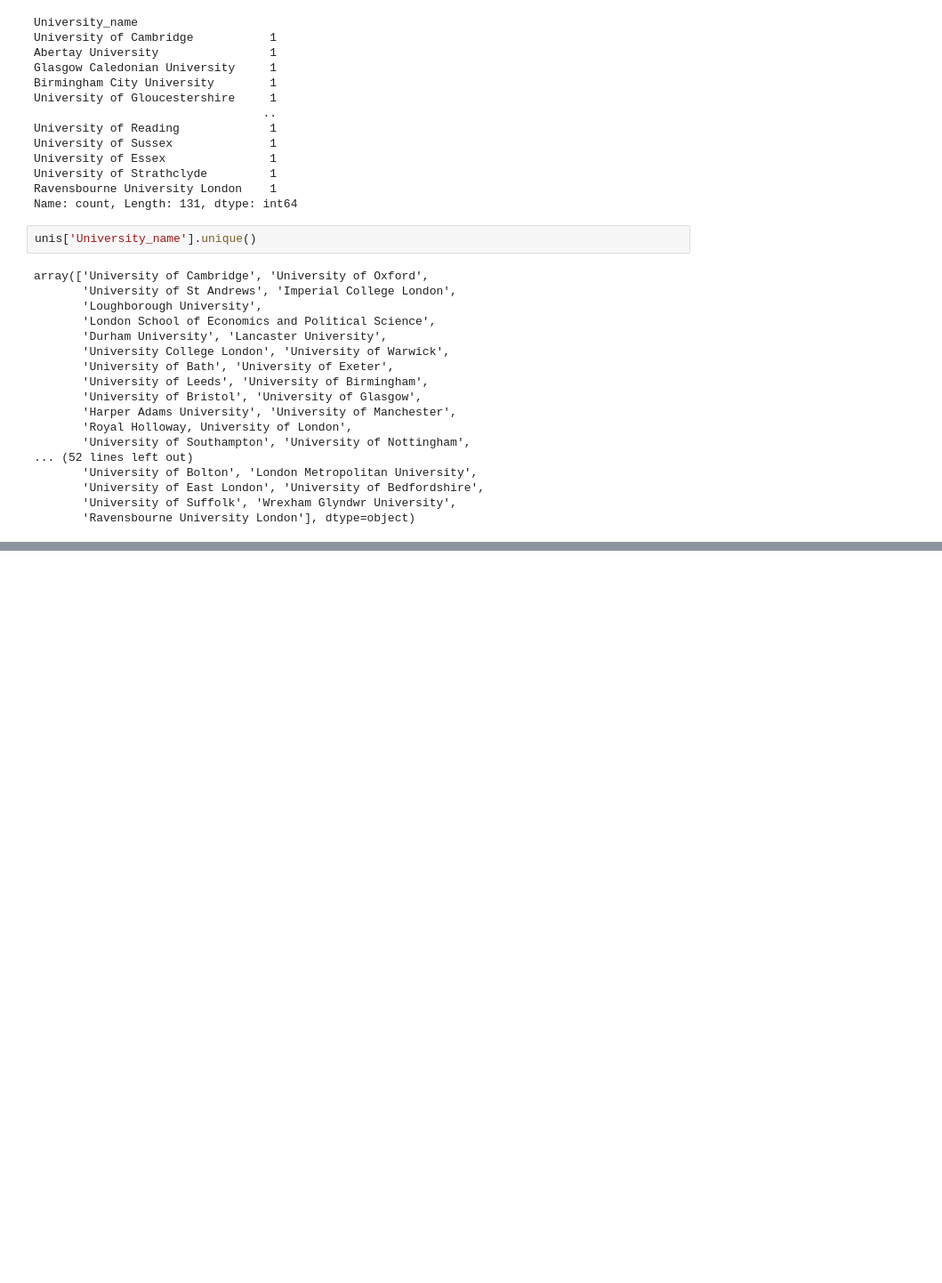
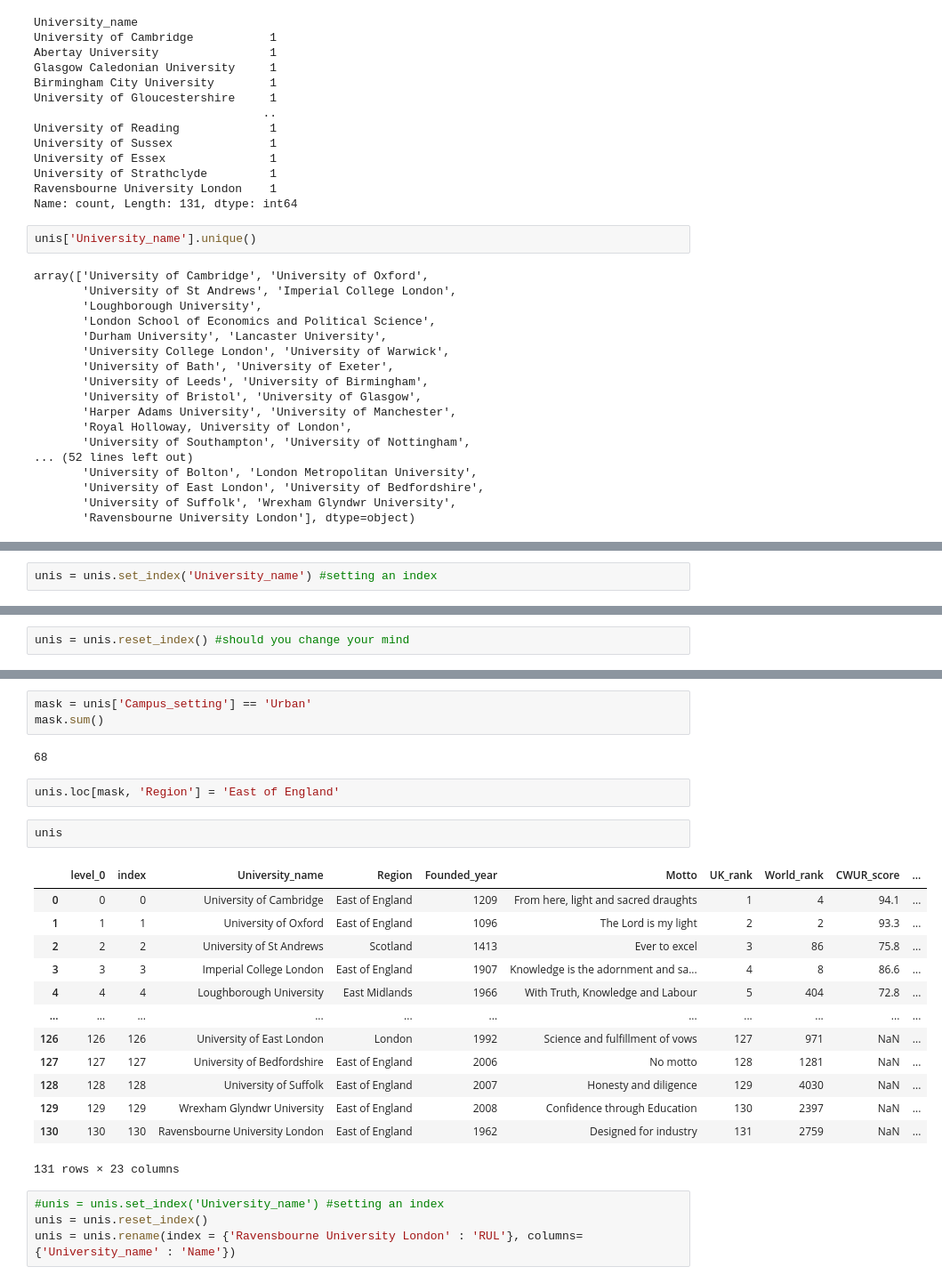
Before and after one commit to saxovia/ml-practice, a Jupyter notebook: 2 - pandas/Pandas.ipynb, the cells around one changed output, grey strips where cells are left out. Shown at 89% size. Cells and saved outputs as stored; diff of their text form; blank space fills up the shorter version.

```diff
--- a/2 - pandas/Pandas.ipynb
+++ b/2 - pandas/Pandas.ipynb
@@ -536,0 +569,2 @@ array(['University of Cambridge', 'University of Oxford',
+# %%
+unis = unis.set_index('University_name') #setting an index
@@ -536,0 +607,2 @@ array(['University of Cambridge', 'University of Oxford',
+# %%
+unis = unis.reset_index() #should you change your mind
@@ -536,0 +639,27 @@ array(['University of Cambridge', 'University of Oxford',
+# %%
+mask = unis['Campus_setting'] == 'Urban'
+mask.sum()
+# %% [output]
+68
+# %%
+unis.loc[mask, 'Region'] = 'East of England'
+# %%
+unis
+# %% [output]
+|  | level_0 | index | University_name | Region | Founded_year | Motto | UK_rank | World_rank | CWUR_score | ... |
+| 0 | 0 | 0 | University of Cambridge | East of England | 1209 | From here, light and sacred draughts | 1 | 4 | 94.1 | ... |
+| 1 | 1 | 1 | University of Oxford | East of England | 1096 | The Lord is my light | 2 | 2 | 93.3 | ... |
+| 2 | 2 | 2 | University of St Andrews | Scotland | 1413 | Ever to excel | 3 | 86 | 75.8 | ... |
+| 3 | 3 | 3 | Imperial College London | East of England | 1907 | Knowledge is the adornment and sa... | 4 | 8 | 86.6 | ... |
+| 4 | 4 | 4 | Loughborough University | East Midlands | 1966 | With Truth, Knowledge and Labour | 5 | 404 | 72.8 | ... |
+| ... | ... | ... | ... | ... | ... | ... | ... | ... | ... | ... |
+| 126 | 126 | 126 | University of East London | London | 1992 | Science and fulfillment of vows | 127 | 971 | NaN | ... |
+| 127 | 127 | 127 | University of Bedfordshire | East of England | 2006 | No motto | 128 | 1281 | NaN | ... |
+| 128 | 128 | 128 | University of Suffolk | East of England | 2007 | Honesty and diligence | 129 | 4030 | NaN | ... |
+| 129 | 129 | 129 | Wrexham Glyndwr University | East of England | 2008 | Confidence through Education | 130 | 2397 | NaN | ... |
+| 130 | 130 | 130 | Ravensbourne University London | East of England | 1962 | Designed for industry | 131 | 2759 | NaN | ... |
+131 rows × 23 columns
+# %%
+#unis = unis.set_index('University_name') #setting an index
+unis = unis.reset_index()
+unis = unis.rename(index = {'Ravensbourne University London' : 'RUL'}, columns={'University_name' : 'Name'})
```
Also changed, not shown: parts of 34 cells of this notebook.
